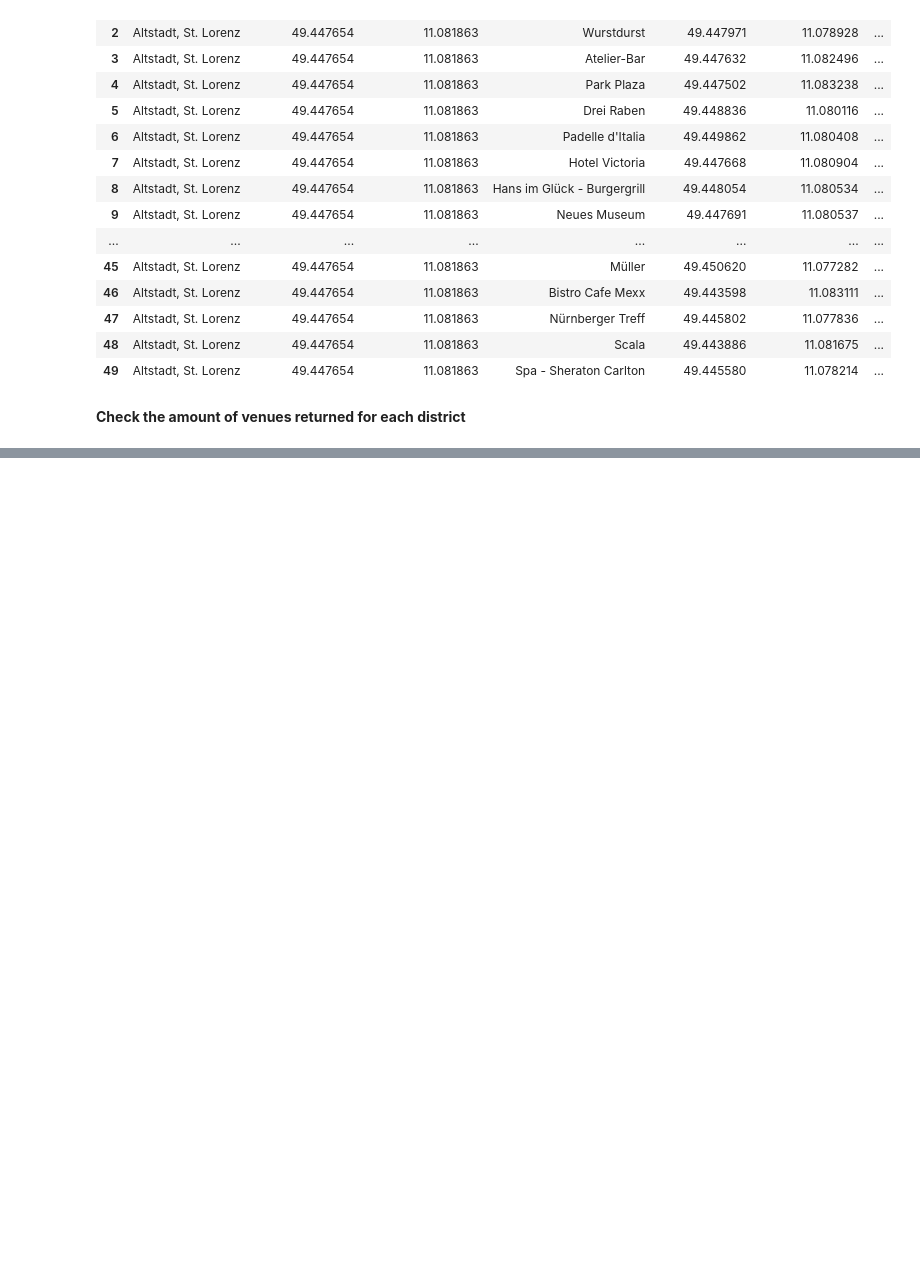
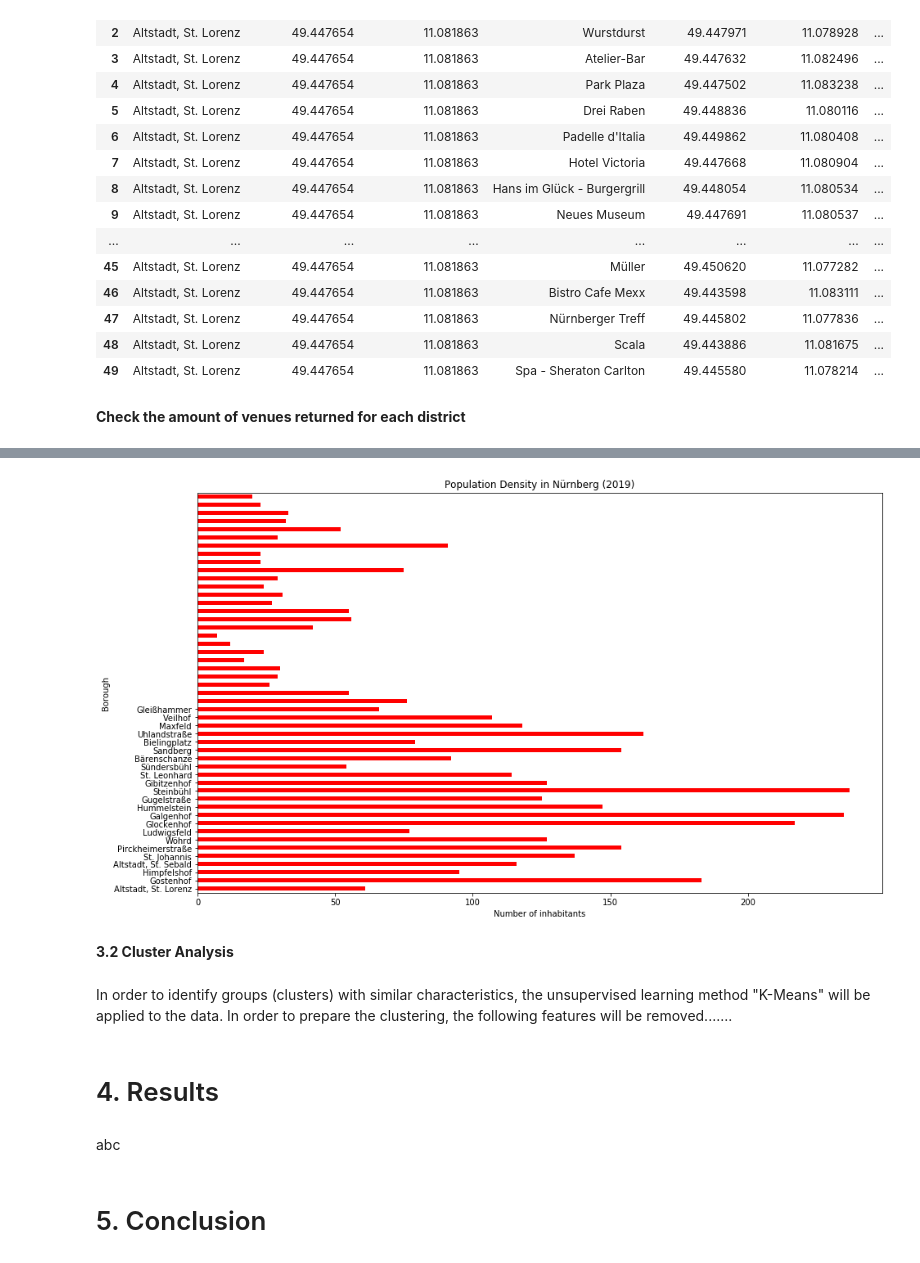
Before and after one commit to Suntzui/Coursera_Capstone, a Jupyter notebook: Applied Data Science Capstone - Final Assignment.ipynb, the cells around one changed output, grey strips where cells are left out. Cells and saved outputs as stored; diff of their text form; code cells hidden in the pictures; blank space fills up the shorter version.

```diff
--- a/Applied Data Science Capstone - Final Assignment.ipynb
+++ b/Applied Data Science Capstone - Final Assignment.ipynb
@@ -254,0 +342,20 @@ Nürnberg_venues.groupby('District').count()
+# %%
+#Plot the population desnity by district
+Nürnberg_Largest[['Borough', 'Population Density']].plot(kind='barh', figsize=(15, 9), legend = None, color="red")
+plt.xlabel('Number of inhabitants') # add to x-label to the plot
+plt.ylabel('Borough') # add y-label to the plot
+plt.title('Population Density in Nürnberg (2019)') # add title to the plot
+plt.yticks (np.arange(23), Nürnberg_Largest['Borough'])
+plt.show()
+# %% [output]
+[figure, added]
+# %% [markdown]
+**3.2 Cluster Analysis**
+# %% [markdown]
+In order to identify groups (clusters) with similar characteristics, the unsupervised learning method "K-Means" will be applied to the data. In order to prepare the clustering, the following features will be removed.......
+# %% [markdown]
+# 4. Results
+# %% [markdown]
+abc
+# %% [markdown]
+# 5. Conclusion
```
Also changed, not shown: parts of 12 cells of this notebook.
